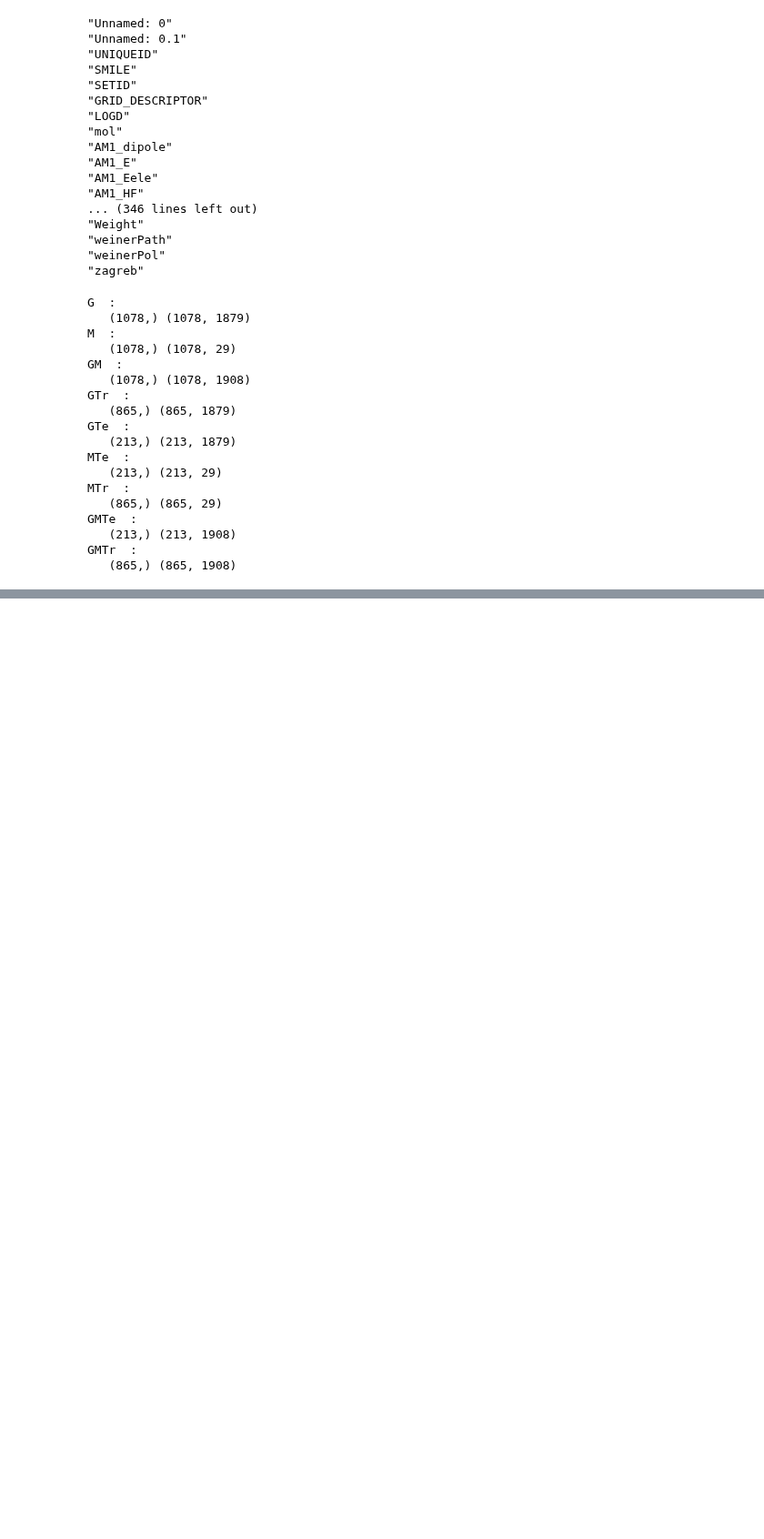
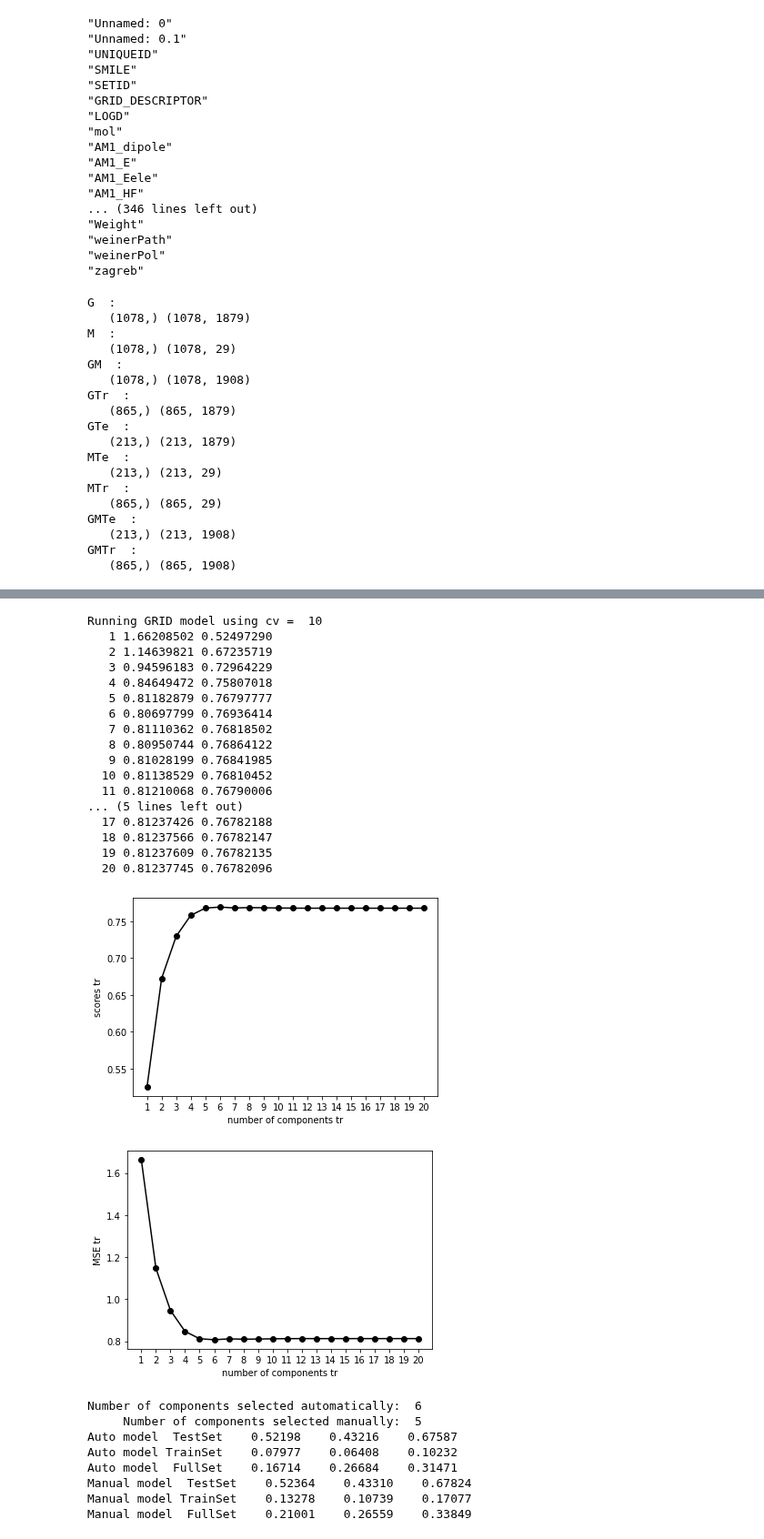
Before and after one commit to lstorchi/mllogdp, a Jupyter notebook: descriptors_MOEandGRID.ipynb, the cells around one changed output, grey strips where cells are left out. Shown at 91% size. Cells and saved outputs as stored; diff of their text form; code cells hidden in the pictures; blank space fills up the shorter version.

```diff
--- a/descriptors_MOEandGRID.ipynb
+++ b/descriptors_MOEandGRID.ipynb
@@ -284,0 +390,35 @@ Manual model  FullSet    0.25263    0.32113    0.40854
+# %%
+trname = "GMTr"
+tename = "GMTe"
+manualcomp = 5
+cvlist = 10
+
+mainrunpls (X, Y, trname, tename, manualcomp, cvlist, 20)
+# %% [output]
+Running GRID model using cv =  10
+   1 1.66208502 0.52497290
+   2 1.14639821 0.67235719
+   3 0.94596183 0.72964229
+   4 0.84649472 0.75807018
+   5 0.81182879 0.76797777
+   6 0.80697799 0.76936414
+   7 0.81110362 0.76818502
+   8 0.80950744 0.76864122
+   9 0.81028199 0.76841985
+  10 0.81138529 0.76810452
+  11 0.81210068 0.76790006
+... (5 lines left out)
+  17 0.81237426 0.76782188
+  18 0.81237566 0.76782147
+  19 0.81237609 0.76782135
+  20 0.81237745 0.76782096
+[figure, added]
+[figure, added]
+Number of components selected automatically:  6
+     Number of components selected manually:  5
+Auto model  TestSet    0.52198    0.43216    0.67587
+Auto model TrainSet    0.07977    0.06408    0.10232
+Auto model  FullSet    0.16714    0.26684    0.31471
+Manual model  TestSet    0.52364    0.43310    0.67824
+Manual model TrainSet    0.13278    0.10739    0.17077
+Manual model  FullSet    0.21001    0.26559    0.33849
```
Also changed, not shown: parts of 5 cells of this notebook, 1 other file.
